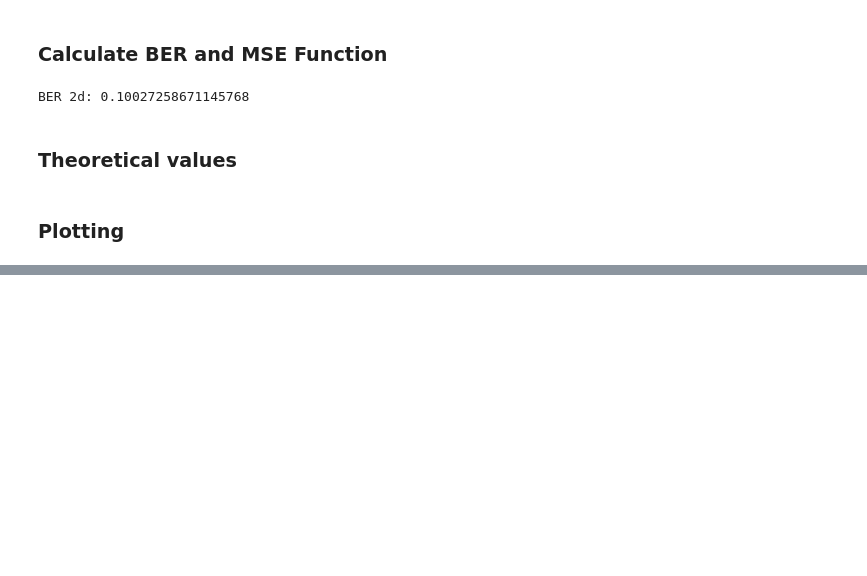
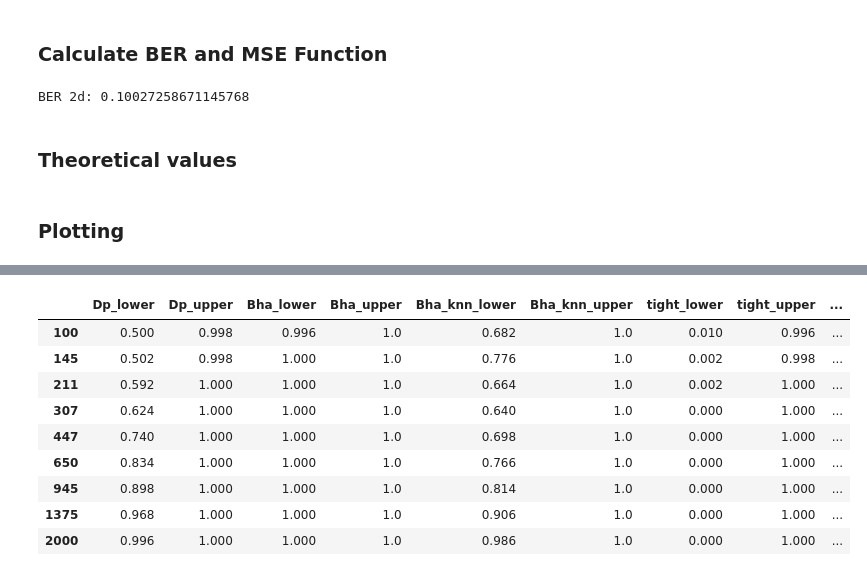
Before and after one commit to rj-may/BER_Bounds_Eval, a Jupyter notebook: plots/increase-n.ipynb, the cells around one changed output, grey strips where cells are left out. Saved outputs shown, nothing was run; the diff lists cells and outputs as text; code cells hidden in the pictures; blank space fills up the shorter version.

```diff
--- a/plots/increase-n.ipynb
+++ b/plots/increase-n.ipynb
@@ -327,3 +359,20 @@ print(validity_dp_l,  validity_dp_u, validity_Bha_l, validity_Bha_u, validity_ti
+# %%
+lst = [obj.validity(BER) for obj in bound_obj_lst ]
+
+df_valid = pd.DataFrame(lst, index = sample_sizes)
+
+df_valid
+# %% [output]
+|  | Dp_lower | Dp_upper | Bha_lower | Bha_upper | Bha_knn_lower | Bha_knn_upper | tight_lower | tight_upper | ... |
+| 100 | 0.500 | 0.998 | 0.996 | 1.0 | 0.682 | 1.0 | 0.010 | 0.996 | ... |
+| 145 | 0.502 | 0.998 | 1.000 | 1.0 | 0.776 | 1.0 | 0.002 | 0.998 | ... |
+| 211 | 0.592 | 1.000 | 1.000 | 1.0 | 0.664 | 1.0 | 0.002 | 1.000 | ... |
+| 307 | 0.624 | 1.000 | 1.000 | 1.0 | 0.640 | 1.0 | 0.000 | 1.000 | ... |
+| 447 | 0.740 | 1.000 | 1.000 | 1.0 | 0.698 | 1.0 | 0.000 | 1.000 | ... |
+| 650 | 0.834 | 1.000 | 1.000 | 1.0 | 0.766 | 1.0 | 0.000 | 1.000 | ... |
+| 945 | 0.898 | 1.000 | 1.000 | 1.0 | 0.814 | 1.0 | 0.000 | 1.000 | ... |
+| 1375 | 0.968 | 1.000 | 1.000 | 1.0 | 0.906 | 1.0 | 0.000 | 1.000 | ... |
+| 2000 | 0.996 | 1.000 | 1.000 | 1.0 | 0.986 | 1.0 | 0.000 | 1.000 | ... |
 # %%
 fs =17
 
```
Also changed, not shown: parts of 7 cells of this notebook, 1 other file.
